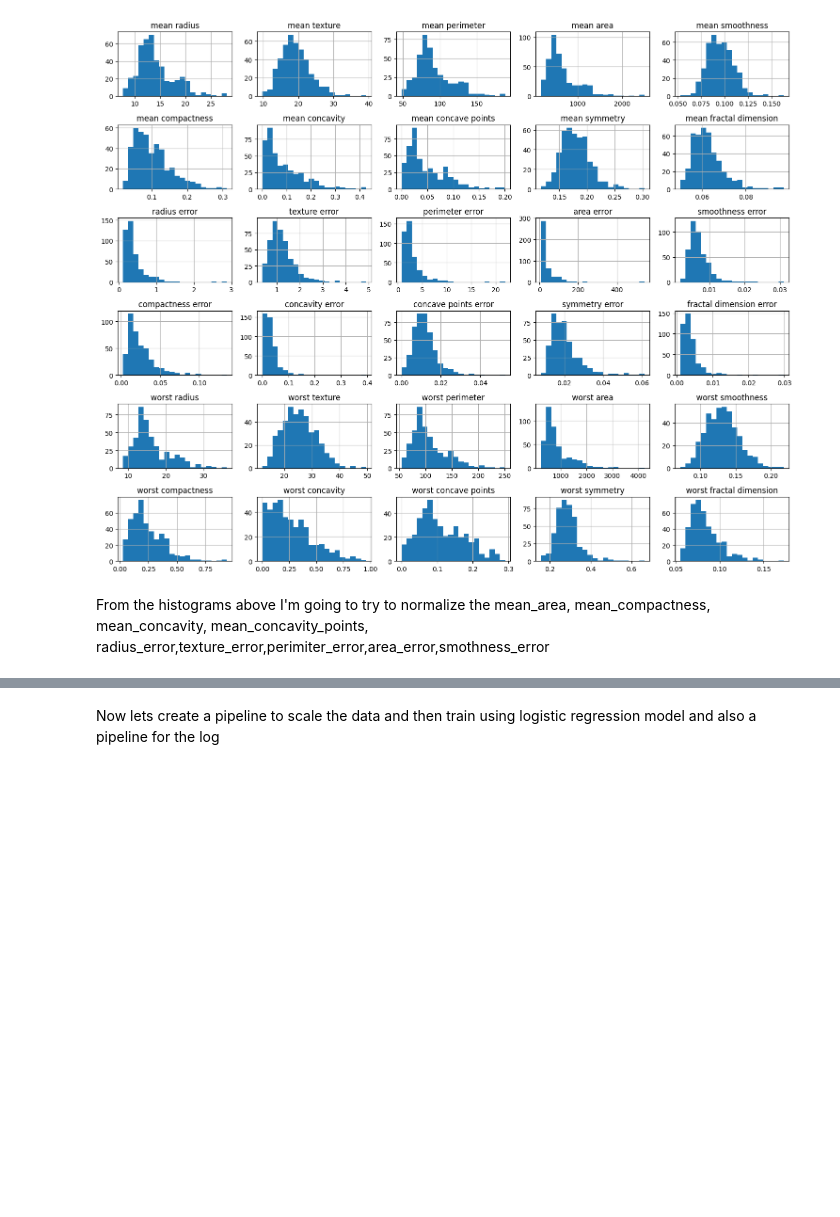
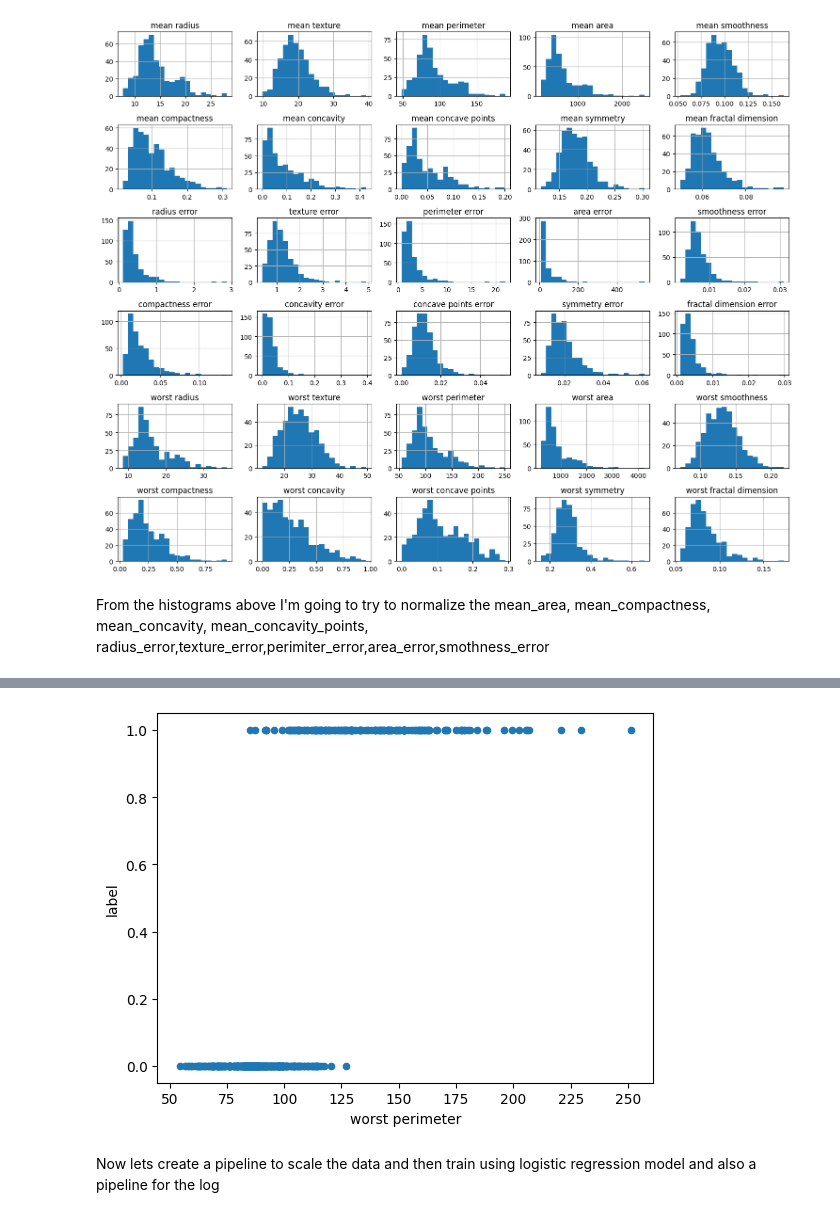
Before and after one commit to Steve-Rodrigues/Machine-Learning, a Jupyter notebook: confusion_matrix/breast_cancer.ipynb, the cells around one changed output, grey strips where cells are left out. Saved outputs shown, nothing was run; the diff lists cells and outputs as text; code cells hidden in the pictures; blank space fills up the shorter version.

```diff
--- a/confusion_matrix/breast_cancer.ipynb
+++ b/confusion_matrix/breast_cancer.ipynb
@@ -42,0 +45,5 @@ log_transformer = FunctionTransformer(np.log)
+# %%
+training_df = X_train.copy()
+training_df['label'] = y_train.copy()
+corr_matrix = training_df.corr()
+corr_matrix['label'].sort_values(ascending=False)
@@ -43,3 +68,8 @@ log_transformer = FunctionTransformer(np.log)
+# %%
+training_df.plot(kind='scatter', x='worst perimeter', y='label')
+plt.show()
+# %% [output]
+[figure, added]
 # %% [markdown]
 Now lets create a pipeline to scale the data and then train using logistic regression model and also a pipeline for the log
 # %%
```
Also changed, not shown: parts of 15 cells of this notebook.
